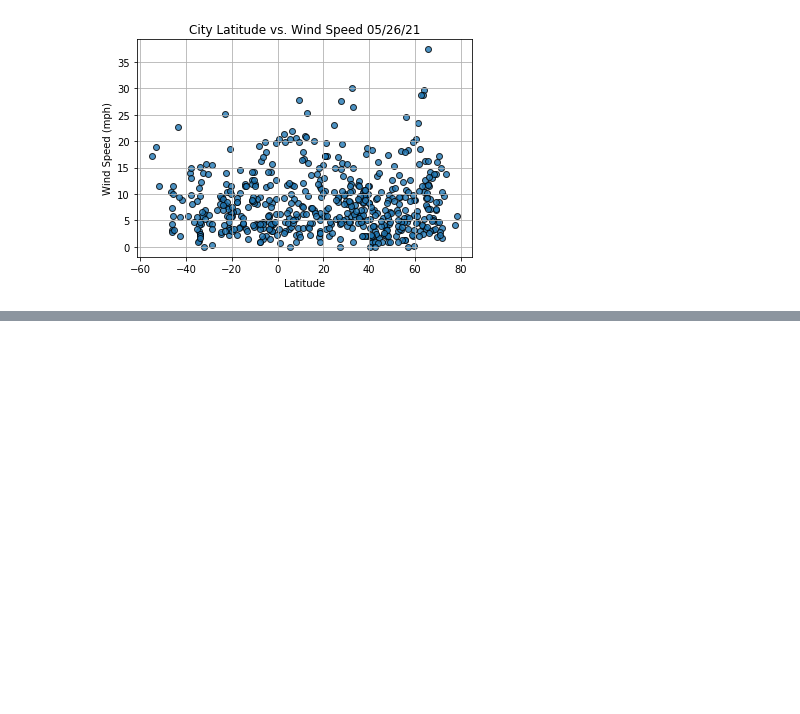
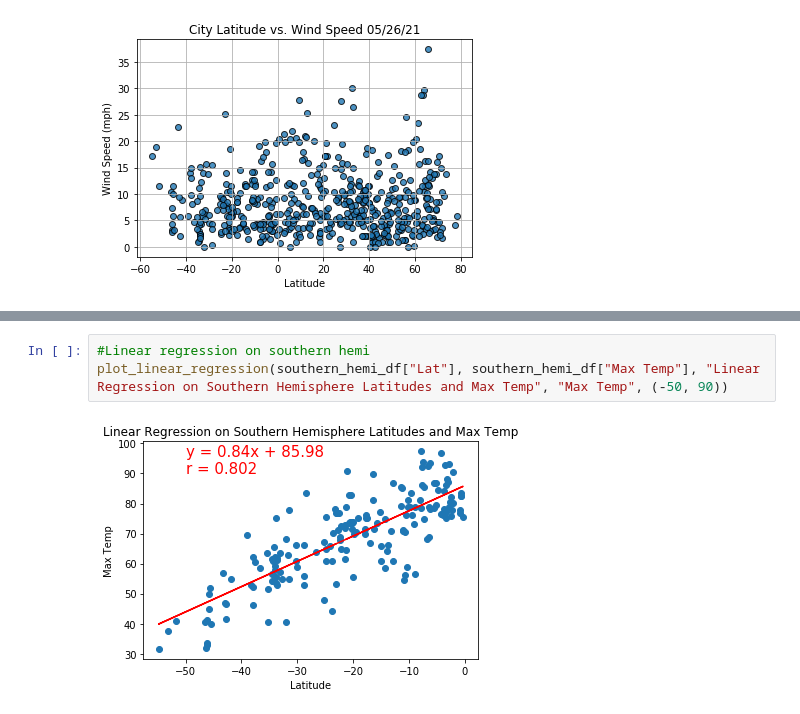
Before and after one commit to ean-maloney/World_Weather_Analysis, a Jupyter notebook: WeatherPy.ipynb, the cells around one changed output, grey strips where cells are left out. Saved outputs shown, nothing was run; the diff lists cells and outputs as text; blank space fills up the shorter version.

```diff
--- a/WeatherPy.ipynb
+++ b/WeatherPy.ipynb
@@ -244,0 +278,5 @@ plt.show()
+# %%
+#Linear regression on southern hemi
+plot_linear_regression(southern_hemi_df["Lat"], southern_hemi_df["Max Temp"], "Linear Regression on Southern Hemisphere Latitudes and Max Temp", "Max Temp", (-50, 90))
+# %% [output]
+[figure, added]
```
Also changed, not shown: parts of 3 cells of this notebook, 1 other file.
